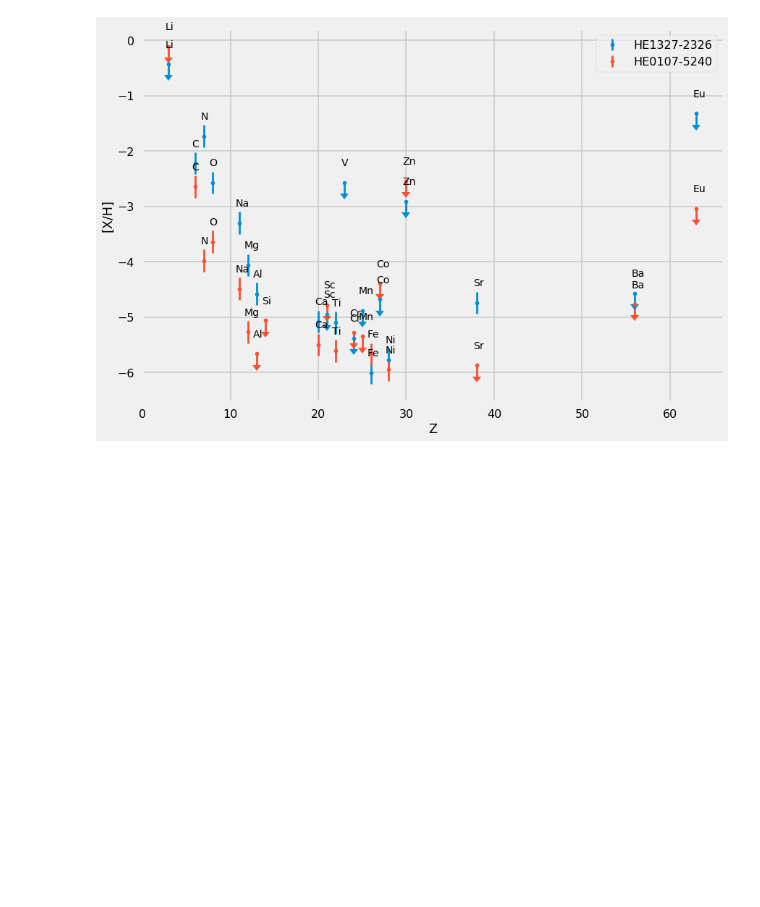
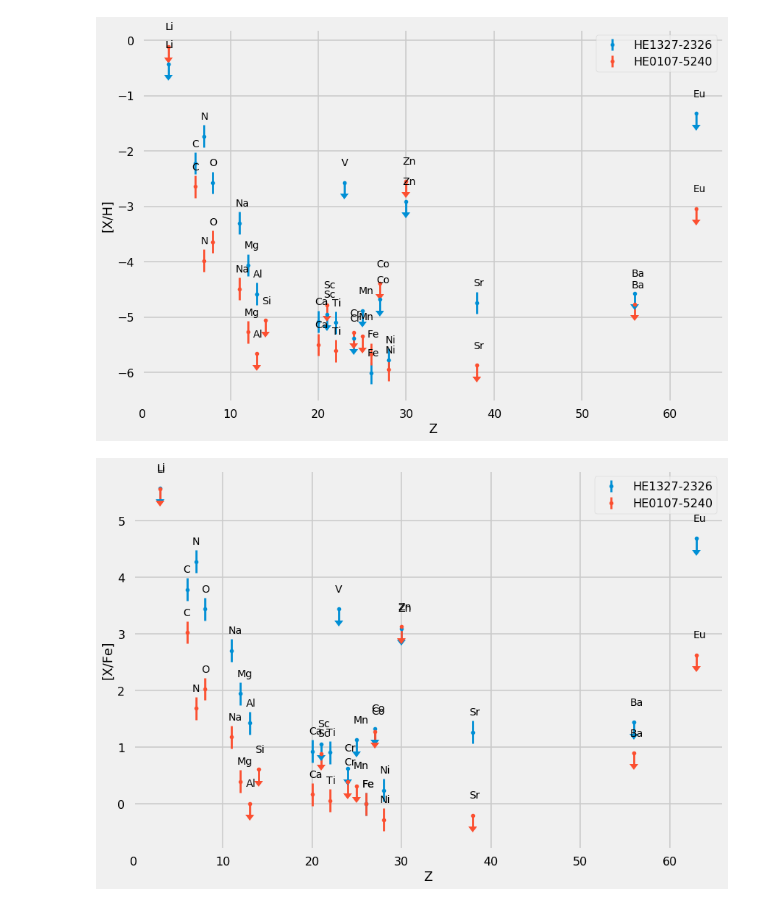
Before and after one commit to Samuel316/StarPlots, a Jupyter notebook: notebooks/Star_Plot.ipynb, the cells around one changed output. Saved outputs shown, nothing was run; the diff lists cells and outputs as text; code cells hidden in the pictures; blank space fills up the shorter version.

```diff
--- a/notebooks/Star_Plot.ipynb
+++ b/notebooks/Star_Plot.ipynb
@@ -61,2 +22,7 @@ plot_star("HE0107-5240", "X/H")
 # %% [output]
 [figure]
+# %%
+plot_star("HE1327-2326", "X/Fe")
+plot_star("HE0107-5240", "X/Fe");
+# %% [output]
+[figure, added]
```
Also changed, not shown: parts of 4 cells of this notebook, 5 other files.
